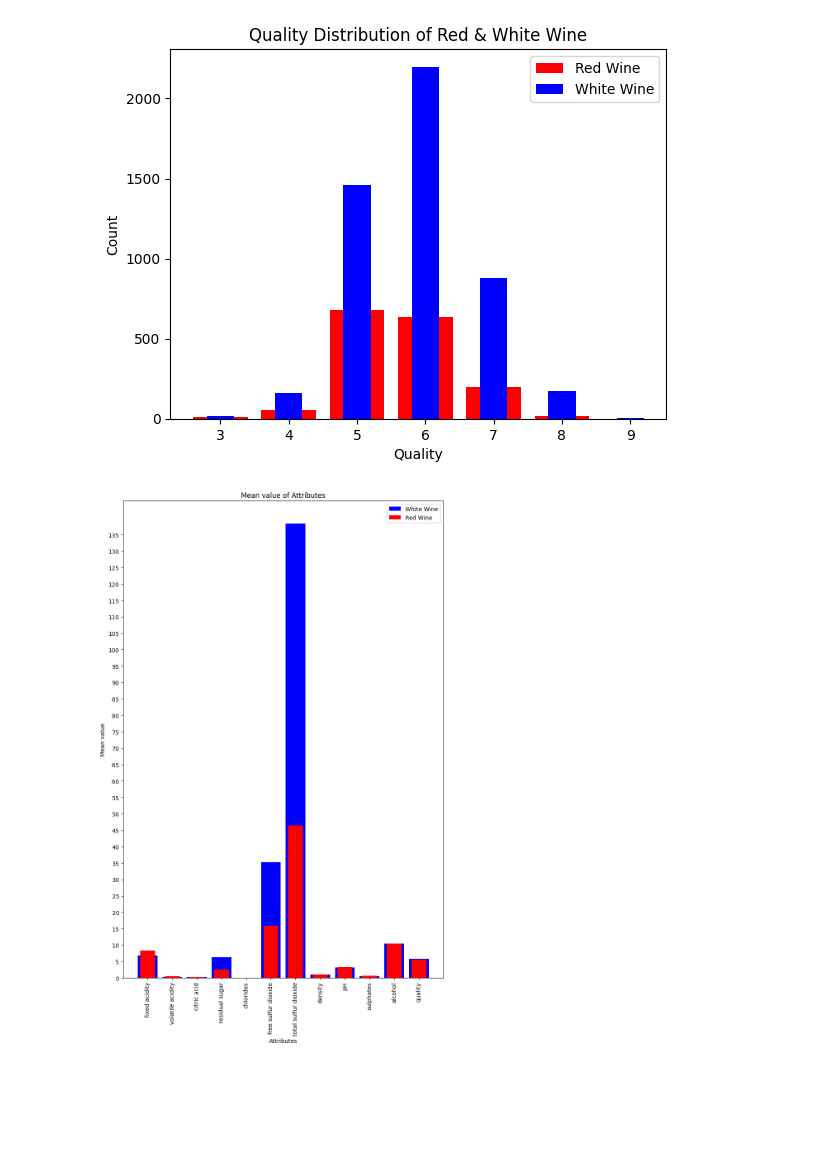
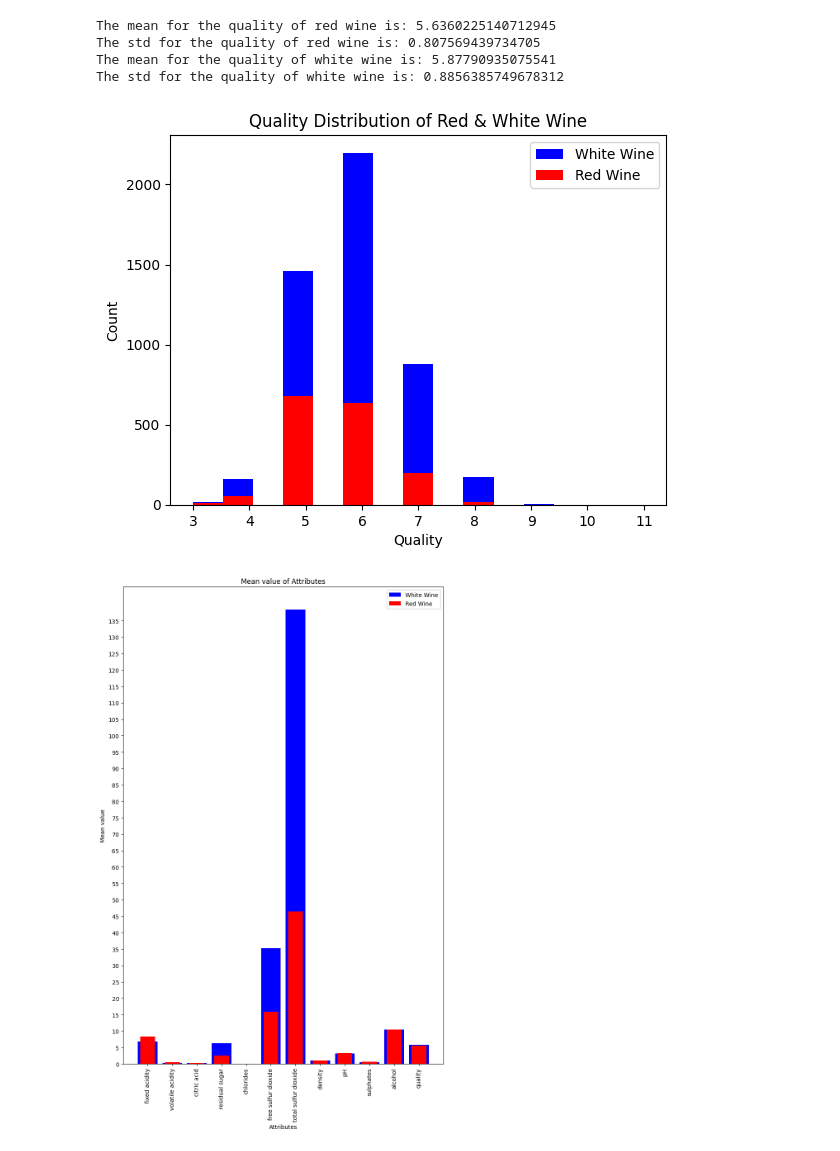
Before and after one commit to DivyeshVed/WIne-Quality, a Jupyter notebook: wine-quality.ipynb, the cells around one changed output. Drawn from its saved outputs; the diff is of its cells as text; code cells hidden in the pictures; blank space fills up the shorter version.

```diff
--- a/wine-quality.ipynb
+++ b/wine-quality.ipynb
@@ -24,29 +18,39 @@ whiteSummary = whiteWineData.describe()
+# %%
+######################################
+## SUMMARY OF RED & WHITE WINE DATA ##
+######################################
+redSummary = redWineData.describe()
+whiteSummary = whiteWineData.describe()
+redQualityMean = redSummary['quality']['mean']
+redQualityStd = redSummary['quality']['std']
+whiteQualityMean = whiteSummary['quality']['mean']
+whiteQualityStd = whiteSummary['quality']['std']
+# Printing out the mean and std values
+print("The mean for the quality of red wine is: " + str(redQualityMean))
+print("The std for the quality of red wine is: " + str(redQualityStd))
+print("The mean for the quality of white wine is: " + str(whiteQualityMean))
+print("The std for the quality of white wine is: " + str(whiteQualityStd))
+# %% [output]
+The mean for the quality of red wine is: 5.6360225140712945
+The std for the quality of red wine is: 0.807569439734705
+The mean for the quality of white wine is: 5.87790935075541
+The std for the quality of white wine is: 0.8856385749678312
 # %%
 ##################################################
 ## COMPARING THE QUALITY OF RED AND WHITE WINES ##
 ##################################################
-# Getting the qulaity value for the red and the white wine.
-redQuality = redWineData['quality']
-whiteQuality = whiteWineData['quality']
 # Getting the number of red wines with their respective qualities.
-redQualityCount = pd.value_counts(redWineData['quality'])
-redQualityNumbers = redQualityCount.keys().tolist()
-redQualityFrequency = list(redQualityCount)
-redQualityBar = plt.bar(redQualityNumbers, redQualityFrequency, color='red', label='Red Wine')
-# Getting the number of white wines with their respective qualities.
-whiteQualityCount = pd.value_counts(whiteWineData['quality'])
-whiteQualityNumbers = whiteQualityCount.keys().tolist()
-whiteQualityFrequency = list(whiteQualityCount)
-whiteQualityBar = plt.bar(whiteQualityNumbers, whiteQualityFrequency, width=0.4, color='blue', label='White Wine')
+plt.hist(whiteWineData['quality'], label='White Wine', color='blue', bins=np.arange(3,11,16))
+plt.hist(redWineData['quality'], label='Red Wine', color='red', bins=np.linspace(3,11,16))
 # Making the plot.
 plt.legend(loc='upper right')
 plt.xlabel('Quality')
 plt.ylabel('Count')
 plt.title('Quality Distribution of Red & White Wine')
 plt.savefig('./figures/Quality-Distribution.jpeg')
 plt.show()
 # %% [output]
-[figure, old version]
+[figure, new version]
 # %%
 ########################################################################################
 ## CREATING BAR CHARTS TO COMPARE THE MEANS OF ALL ATTRIUBUTES IN RED AND WHITE WINES ##
```
Also changed, not shown: parts of 1 cell of this notebook, 2 other files.
